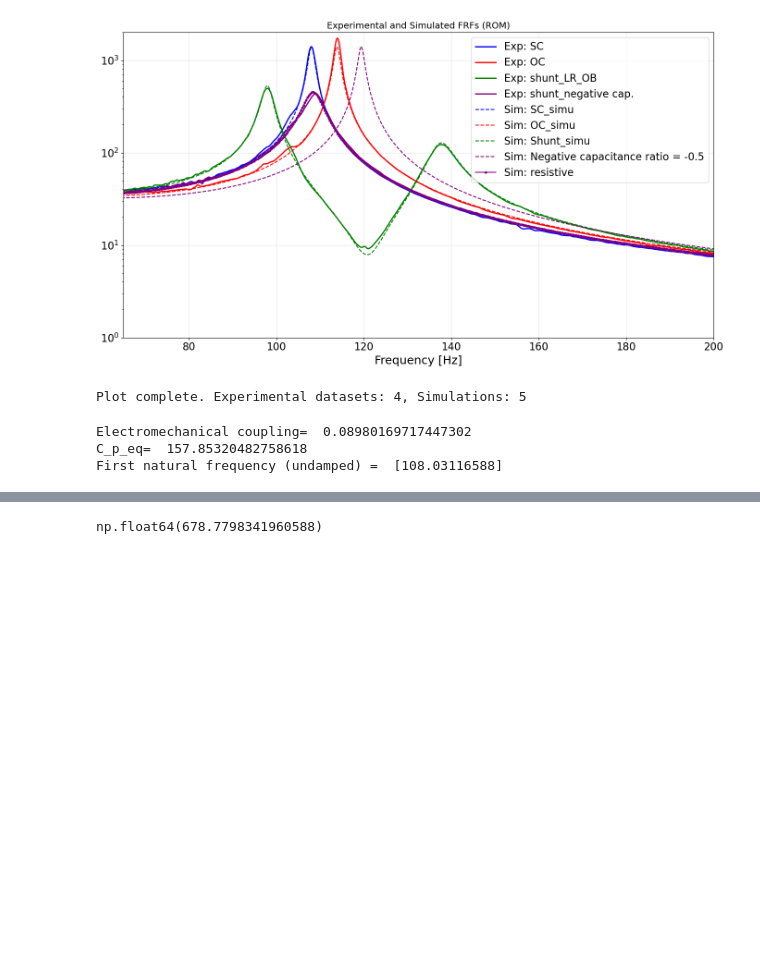
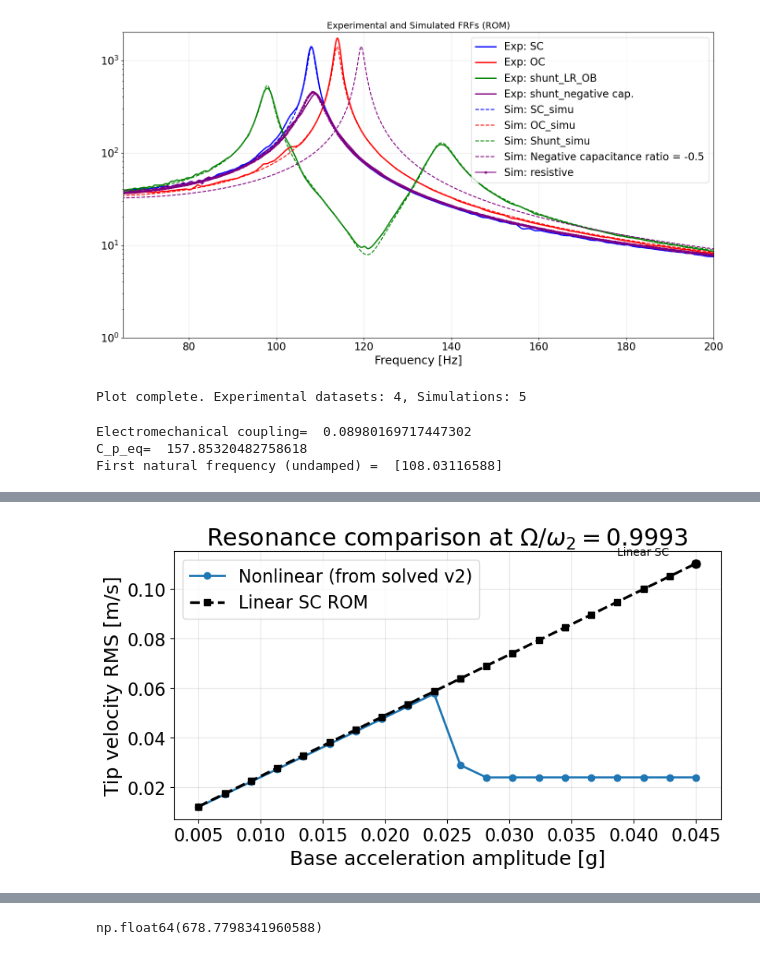
Before and after one commit to nimaet/Modeling, a Jupyter notebook: tasks/lowDof/Quadratic.ipynb, the cells around one changed output, grey strips where cells are left out. Saved outputs shown, nothing was run; the diff lists cells and outputs as text; code cells hidden in the pictures; blank space fills up the shorter version.

```diff
--- a/tasks/lowDof/Quadratic.ipynb
+++ b/tasks/lowDof/Quadratic.ipynb
@@ -566,0 +664,95 @@ Total wall time: 10.790 s
+# %%
+# --- Resonance comparison: nonlinear vs linear SC in LDV tip-velocity RMS ---
+
+# Resonance index consistent with cell-12 sweep definition.
+idx_res = int(np.argmin(np.abs(freq_ratio_values - 1.00)))
+omega_res = float(omega_exc_values[idx_res])
+
+# Single retained structural mode shape at tip (x = L_b).
+phi_tip = float(np.abs(rom.mode_shape(0, rom.p.L_b)))
+
+# Nonlinear structural velocity RMS from direct solved derivative state (v2), then map to tip.
+v_struct_rms_nl = V2_RMS[idx_res, :]
+v_tip_rms_nl = phi_tip * v_struct_rms_nl
+
+# Linear SC tip-velocity RMS at the same resonance frequency.
+sc_params = {
+    'R_c': 1e4,
+    'K_p': 100000,
+    'K_i': 0.0,
+    'K_c': 0.0,
+    'negative_capacitance_ratio': 0.0,
+}
+
+ode_sc = rom.build_ode_system_base_excitation(
+    a_base=lambda t: 1.0,
+    j_exc=None,
+    R_c=sc_params['R_c'],
+    K_p=sc_params['K_p'],
+    K_i=sc_params['K_i'],
+    K_c=sc_params['K_c'],
+    negative_capacitance_ratio=sc_params['negative_capacitance_ratio'],
+    base_accel_amp=1.0,
+    freq_domain_amps=None,
+)
+
+# x_eval at tip only; velocity output is complex peak amplitude in frequency domain.
+_, _, v_sc_tip = rom.frequency_response_fe3(
+    ode_system=ode_sc,
+    w=np.array([omega_res]),
+    x_eval=np.array([rom.p.L_b]),
+)
+
+v_tip_peak_per_acc = float(np.abs(v_sc_tip[0, 0]))  # (m/s) per (m/s^2)
+v_tip_rms_lin = (v_tip_peak_per_acc * a_base_values) / np.sqrt(2.0) * 2
+
+fig, ax = plt.subplots(figsize=(8.4, 4.9))
+ax.plot(
+    a_base_values_g,
+    v_tip_rms_nl,
+    color='tab:blue',
+    marker='o',
+    lw=2.0,
+    ms=6,
+    label='Nonlinear (from solved v2)',
+    zorder=3,
+)
+ax.plot(
+    a_base_values_g,
+    v_tip_rms_lin,
+    color='black',
+    marker='s',
+    ls='--',
+    lw=2.4,
+    ms=6,
+    label='Linear SC ROM',
+    zorder=4,
+)
+
+# Mark the linear curve endpoint to make it unambiguous.
+ax.scatter(a_base_values_g[-1], v_tip_rms_lin[-1], color='black', s=60, zorder=5)
+ax.annotate(
+    'Linear SC',
+    xy=(a_base_values_g[-1], v_tip_rms_lin[-1]),
+    xytext=(-72, 8),
+    textcoords='offset points',
+    fontsize=10,
+    color='black',
+)
+
+ax.set_xlabel('Base acceleration amplitude [g]')
+ax.set_ylabel('Tip velocity RMS [m/s]')
+ax.set_title(f'Resonance comparison at $\\Omega/\\omega_2={freq_ratio_values[idx_res]:.4f}$')
+ax.grid(True, alpha=0.3)
+ax.legend(loc='upper left', frameon=True)
+fig.tight_layout()
+plt.show()
+
+print('=== Resonance Velocity Comparison Summary ===')
+print(f'omega_res/(2*pi) = {omega_res/(2*np.pi):.6f} Hz')
+print(f'phi_tip (retained structural mode) = {phi_tip:.6e}')
+print(f'Linear SC gain (tip peak velocity / base accel) = {v_tip_peak_per_acc:.6e} (m/s)/(m/s^2)')
+print('Linear SC curve is the black dashed line with square markers.')
+print('Note: linear curve converted peak->RMS with 1/sqrt(2).')
+# %% [output]
+[figure, added]
```
Also changed, not shown: parts of 8 cells of this notebook, 16 other files.
